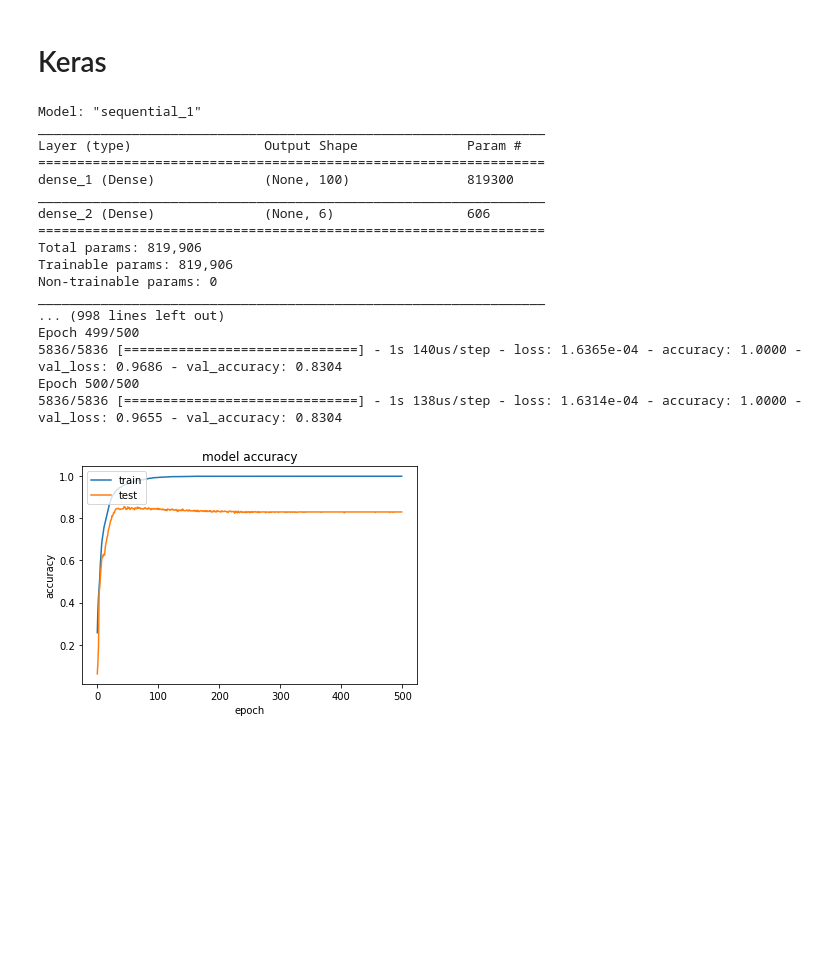
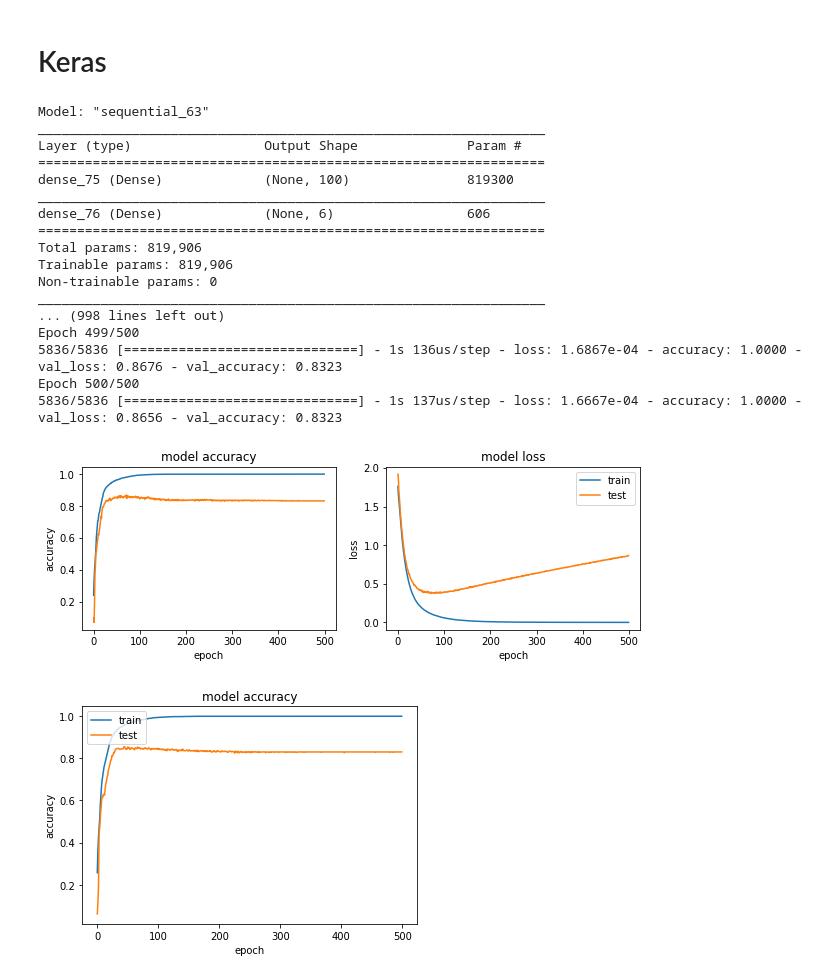
Before and after one commit to jdlozanom/deep-learning-experiments, a Jupyter notebook: Voice_recognition.ipynb, the cells around one changed output. Cells and saved outputs as stored; diff of their text form; code cells hidden in the pictures; blank space fills up the shorter version.

Commit message:
Change model plots

```diff
--- a/Voice_recognition.ipynb
+++ b/Voice_recognition.ipynb
@@ -269,30 +269,33 @@ y_test = keras.utils.to_categorical(y_test, 6)
 # %%
 model = Sequential()
 model.add(Dense(100,input_shape=(64*128,),activation='sigmoid'))
 model.add(Dense(6, activation='softmax'))
 
 print(model.summary())
 EPOCH = 500
 model.compile(loss='categorical_crossentropy', optimizer='adam', metrics=['accuracy'])
 history = model.fit(X_train, y_train, validation_data=(X_test, y_test), epochs=EPOCH, batch_size=256, verbose=1)
+
+plot_history(history)
 # %% [output]
-Model: "sequential_1"
+Model: "sequential_63"
 _________________________________________________________________
 Layer (type)                 Output Shape              Param #
 =================================================================
-dense_1 (Dense)              (None, 100)               819300
+dense_75 (Dense)             (None, 100)               819300
 _________________________________________________________________
-dense_2 (Dense)              (None, 6)                 606
+dense_76 (Dense)             (None, 6)                 606
 =================================================================
 Total params: 819,906
 Trainable params: 819,906
 Non-trainable params: 0
 _________________________________________________________________
 ... (998 lines left out)
 Epoch 499/500
-5836/5836 [==============================] - 1s 140us/step - loss: 1.6365e-04 - accuracy: 1.0000 - val_loss: 0.9686 - val_accuracy: 0.8304
+5836/5836 [==============================] - 1s 136us/step - loss: 1.6867e-04 - accuracy: 1.0000 - val_loss: 0.8676 - val_accuracy: 0.8323
 Epoch 500/500
-5836/5836 [==============================] - 1s 138us/step - loss: 1.6314e-04 - accuracy: 1.0000 - val_loss: 0.9655 - val_accuracy: 0.8304
+5836/5836 [==============================] - 1s 137us/step - loss: 1.6667e-04 - accuracy: 1.0000 - val_loss: 0.8656 - val_accuracy: 0.8323
+[figure, added]
 # %%
 plt.plot(history.history['accuracy'])
 plt.plot(history.history['val_accuracy'])
```
Also changed, not shown: parts of 3 cells of this notebook.
